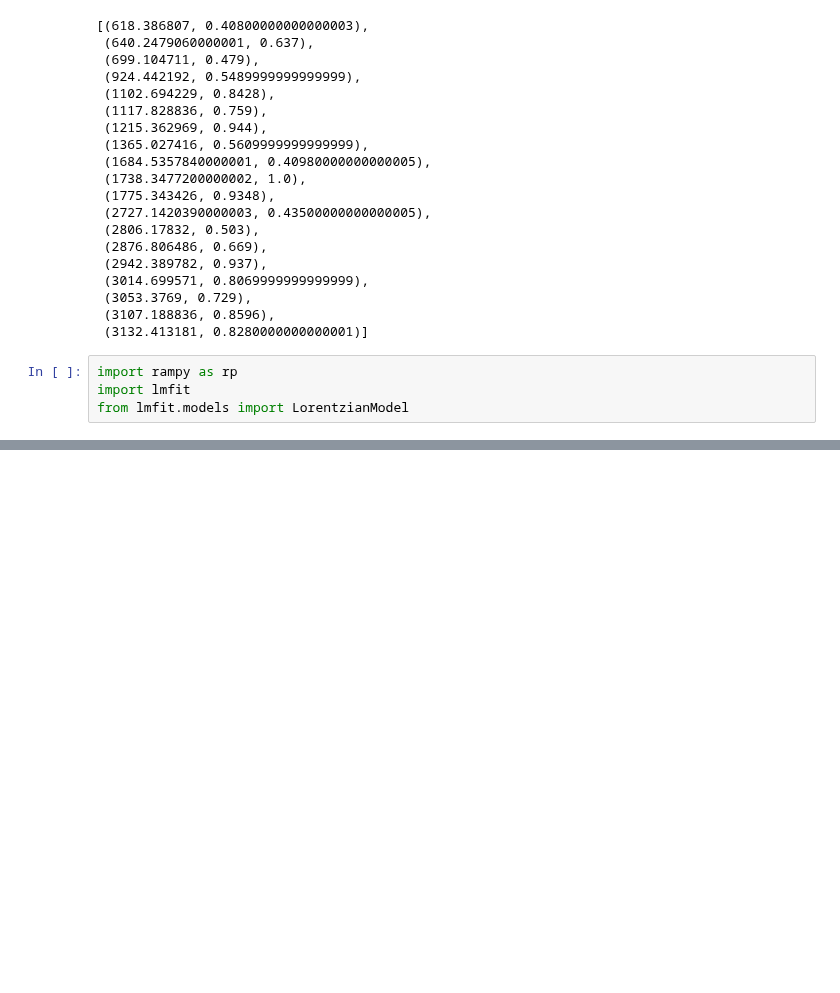
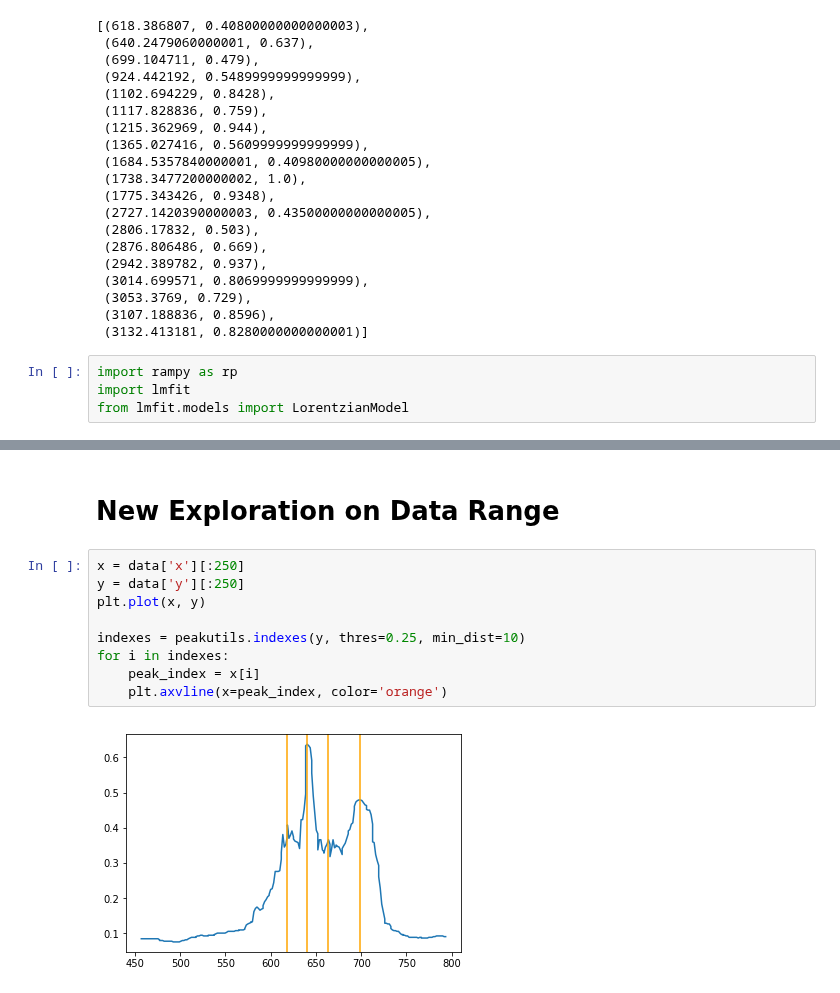
Before and after one commit to raman-noodles/Raman-noodles, a Jupyter notebook: Explore_Dev/Exploration of Lorentzian Peakfitting.ipynb, the cells around one changed output, grey strips where cells are left out. Saved outputs shown, nothing was run; the diff lists cells and outputs as text; blank space fills up the shorter version.

```diff
--- a/Explore_Dev/Exploration of Lorentzian Peakfitting.ipynb
+++ b/Explore_Dev/Exploration of Lorentzian Peakfitting.ipynb
@@ -148,0 +131,13 @@ plt.plot(data['x'], out.best_fit)
+# %% [markdown]
+# New Exploration on Data Range
+# %%
+x = data['x'][:250]
+y = data['y'][:250]
+plt.plot(x, y)
+
+indexes = peakutils.indexes(y, thres=0.25, min_dist=10)
+for i in indexes:
+    peak_index = x[i]
+    plt.axvline(x=peak_index, color='orange')
+# %% [output]
+[figure, added]
```
Also changed, not shown: parts of 2 cells of this notebook.
